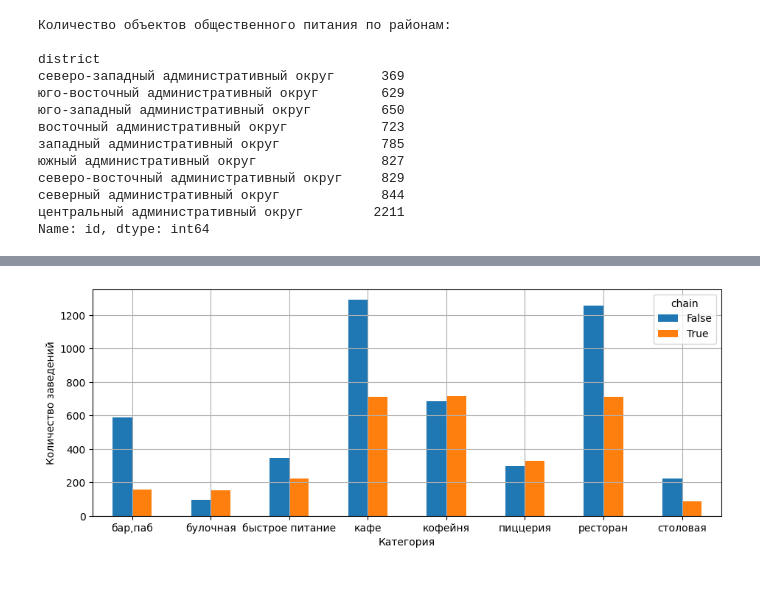
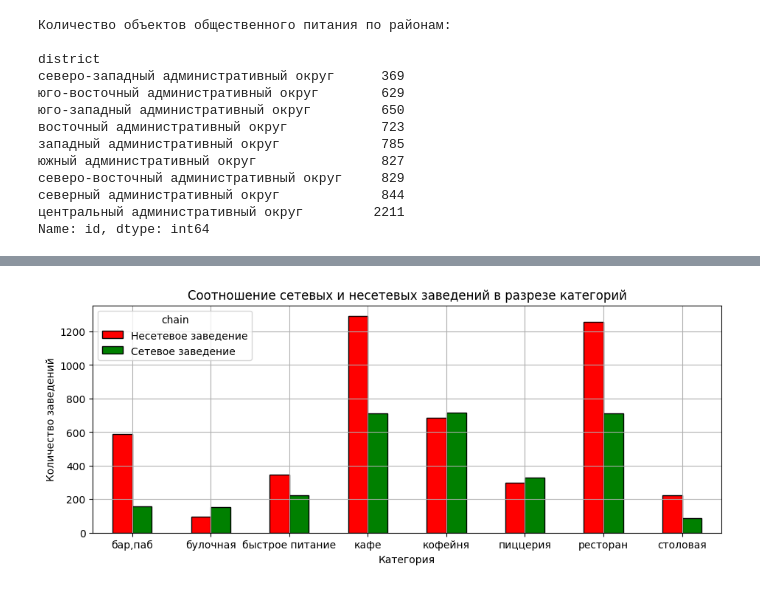
Before and after one commit to achezganov/msk_food_investment_research, a Jupyter notebook: EDA.ipynb, the cells around one changed output, grey strips where cells are left out. Saved outputs shown, nothing was run; the diff lists cells and outputs as text; code cells hidden in the pictures.

```diff
--- a/EDA.ipynb
+++ b/EDA.ipynb
@@ -276,7 +278,8 @@ df['rating'] = df['rating'].astype('int8')
 # %%
 # Выполняем преобразование seats, middle_avg_bill и middle_coffee_cup
 
-change_cols = ['seats', 'middle_avg_bill', 'middle_coffee_cup']
+df['seats'] = df['seats'].astype('float32') # Эмпирическим путем было установлено, float16 приводик к ошибкам
+change_cols = ['middle_avg_bill', 'middle_coffee_cup']
 df[change_cols] = df[change_cols].astype('float16')
 # %%
 # Выведем результат преобразований
@@ -644,6 +647,8 @@ df[['hours', 'hours_on_week', 'hours_on_weekend'] + bool_cols]
 | 7281 | ежедневно, 11:30–05:00 | 87.50 | 35.0 | False | True | True | True | True |
 | 6866 | ежедневно, круглосуточно | 120.00 | 48.0 | True | True | True | True | True |
 7867 rows × 8 columns
+# %%
+df = df.reset_index(drop=True)
 # %% [markdown]
 Парсер отлично справился, все необходимые данные извлечены.
 # %% [markdown]
@@ -841,16 +887,22 @@ plt.show()
 # %%
-#3
-grouped = df.groupby('category')['chain'].value_counts().unstack(fill_value=0)
+# Формируем данные
+frac = df.groupby('category')['chain'].value_counts().unstack(fill_value=0)
+frac = frac.rename(columns={True: 'Сетевое заведение', False: 'Несетевое заведение'})
 
-grouped.plot(kind='bar',
-               legend=True,
-               ylabel='Количество заведений',
-               xlabel='Категория',
-               rot=0,
-               figsize=(11, 4))
+# Визуализируем соотношение через столбчатую диаграмму
+frac.plot(kind='bar',
+          title='Соотношение сетевых и несетевых заведений в разрезе категорий',
+          legend=True,
+          ylabel='Количество заведений',
+          xlabel='Категория',
+          figsize=(11, 4),
+          rot=0,
+          color=['red', 'green'],
+          edgecolor='k'
+         )
 plt.grid()
 
 # Выводим график
 plt.show()
 # %% [output]
-[figure, old version]
+[figure, new version]
```
Also changed, not shown: parts of 54 cells of this notebook, 1 other file.
